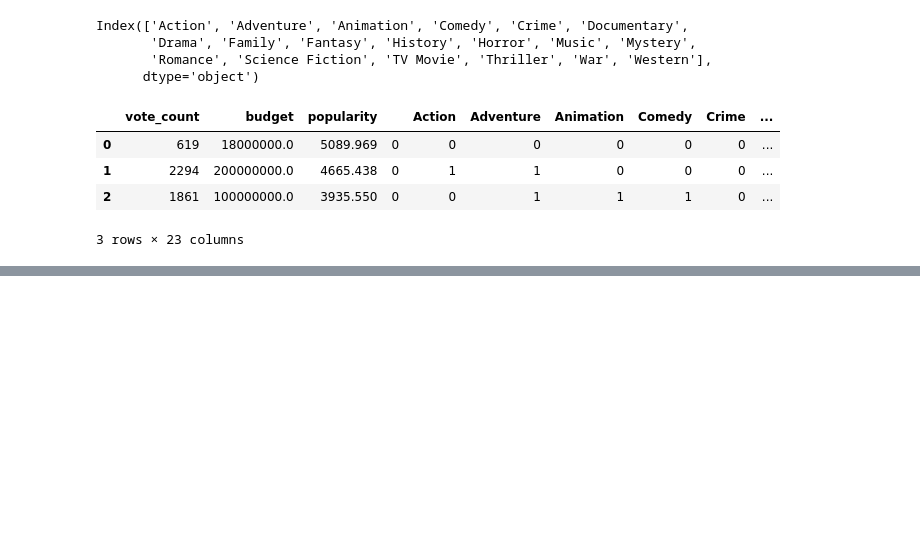
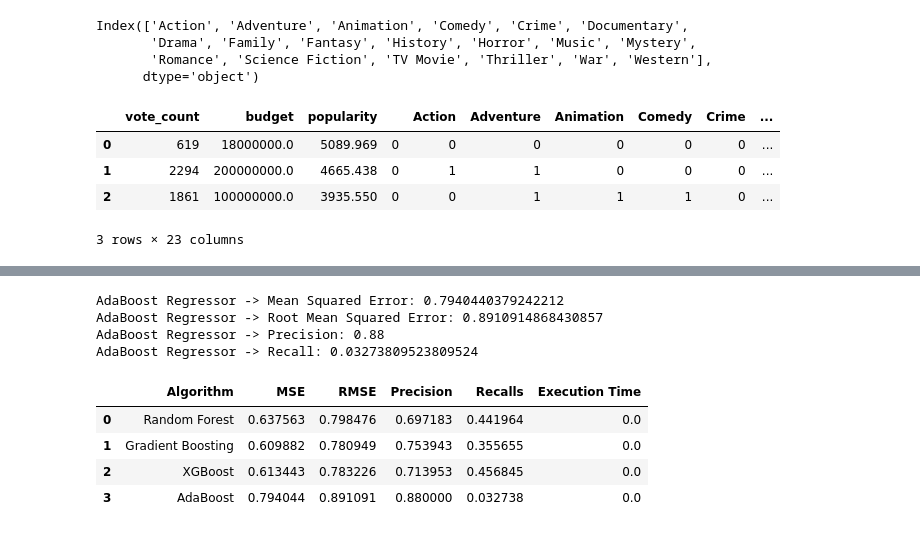
Before and after one commit to Exion007/Colab, a Jupyter notebook: ensemble_learning.ipynb, the cells around one changed output, grey strips where cells are left out. Saved outputs shown, nothing was run; the diff lists cells and outputs as text; code cells hidden in the pictures; blank space fills up the shorter version.

```diff
--- a/ensemble_learning.ipynb
+++ b/ensemble_learning.ipynb
@@ -164,6 +167,25 @@ Index(['Action', 'Adventure', 'Animation', 'Comedy', 'Crime', 'Documentary',
 | 1 | 2294 | 200000000.0 | 4665.438 | 0 | 1 | 1 | 0 | 0 | 0 | ... |
 | 2 | 1861 | 100000000.0 | 3935.550 | 0 | 0 | 1 | 1 | 1 | 0 | ... |
 3 rows × 23 columns
+# %%
+# Dataframe to keep the performance data
+
+algs = []
+mses = []
+rmses = []
+precisions = []
+recalls = []
+exectimes = []
+
+#infodf = pd.DataFrame(columns = cols)
+
+def addrow(alg, mse, precision, recall, exec_time):
+  algs.append(alg)
+  mses.append(mse)
+  rmses.append(mse ** 0.5)
+  precisions.append(precision)
+  recalls.append(recall)
+  exectimes.append(exec_time)
 # %%
 # Split data
 X_train, X_test, y_train, y_test = train_test_split(X_encoded, y, test_size=0.2, random_state=42)
@@ -256,3 +295,54 @@ Ensemble -> Root Mean Squared Error: 0.8518063066649808
+# %%
+model_adaboost = AdaBoostRegressor()
+
+model_adaboost.fit(X_train, y_train)
+
+y_pred_ada = model_adaboost.predict(X_test)
+
+mse_ada = mean_squared_error(y_test, y_pred_ada)
+
+print(f"AdaBoost Regressor -> Mean Squared Error: {mse_ada}")
+print(f"AdaBoost Regressor -> Root Mean Squared Error: {mse_ada ** 0.5}")
+
+# Convert predicted vote averages into binary classifications
+threshold = 7.0  # Choose an appropriate threshold based on your problem
+y_pred_binary_ada = [1 if pred >= threshold else 0 for pred in y_pred_ada]
+
+# Convert actual vote averages into binary classifications using the same threshold
+y_test_binary_ada = [1 if actual >= threshold else 0 for actual in y_test]
+
+# Calculate recall and precision
+precision_ada = precision_score(y_test_binary_ada, y_pred_binary_ada)
+recall_ada = recall_score(y_test_binary_ada, y_pred_binary_ada)
+
+print(f"AdaBoost Regressor -> Precision: {precision_ada}")
+print(f"AdaBoost Regressor -> Recall: {recall_ada}")
+
+exectime = 0.0
+addrow("AdaBoost", mse_ada, precision_ada, recall_ada, exectime)
+# %% [output]
+AdaBoost Regressor -> Mean Squared Error: 0.7940440379242212
+AdaBoost Regressor -> Root Mean Squared Error: 0.8910914868430857
+AdaBoost Regressor -> Precision: 0.88
+AdaBoost Regressor -> Recall: 0.03273809523809524
+# %%
+data = {
+    "Algorithm" : algs,
+    "MSE" : mses,
+    "RMSE" : rmses,
+    "Precision" : precisions,
+    "Recalls" : recalls,
+    "Execution Time" : exectimes
+}
+
+infodf = pd.DataFrame(data)
+infodf.head()
+# %% [output]
+|  | Algorithm | MSE | RMSE | Precision | Recalls | Execution Time |
+| 0 | Random Forest | 0.637563 | 0.798476 | 0.697183 | 0.441964 | 0.0 |
+| 1 | Gradient Boosting | 0.609882 | 0.780949 | 0.753943 | 0.355655 | 0.0 |
+| 2 | XGBoost | 0.613443 | 0.783226 | 0.713953 | 0.456845 | 0.0 |
+| 3 | AdaBoost | 0.794044 | 0.891091 | 0.880000 | 0.032738 | 0.0 |
 # %%
 # Get the input from the user, and display ratings produced using algorithms
 
```
Also changed, not shown: parts of 7 cells of this notebook.
